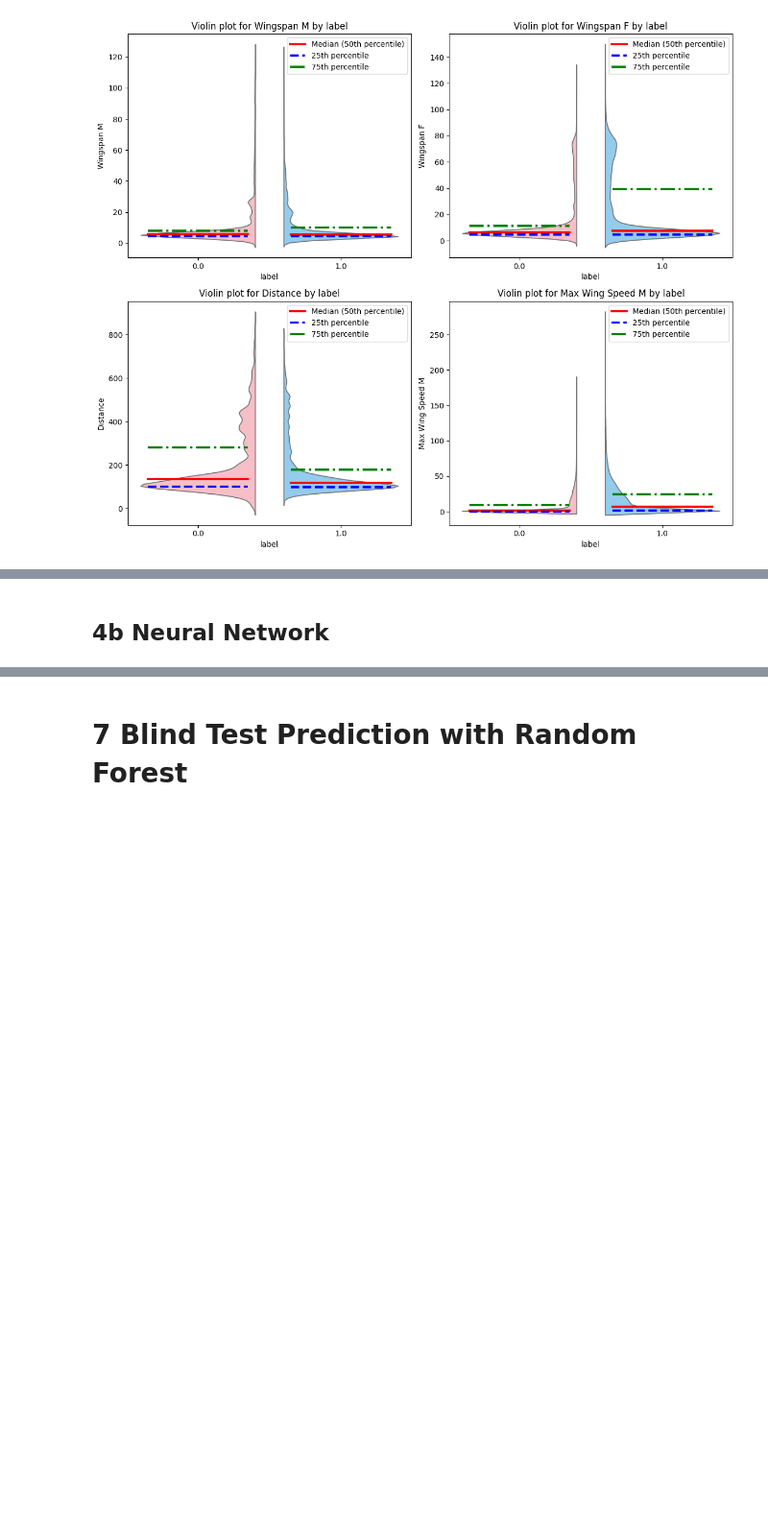
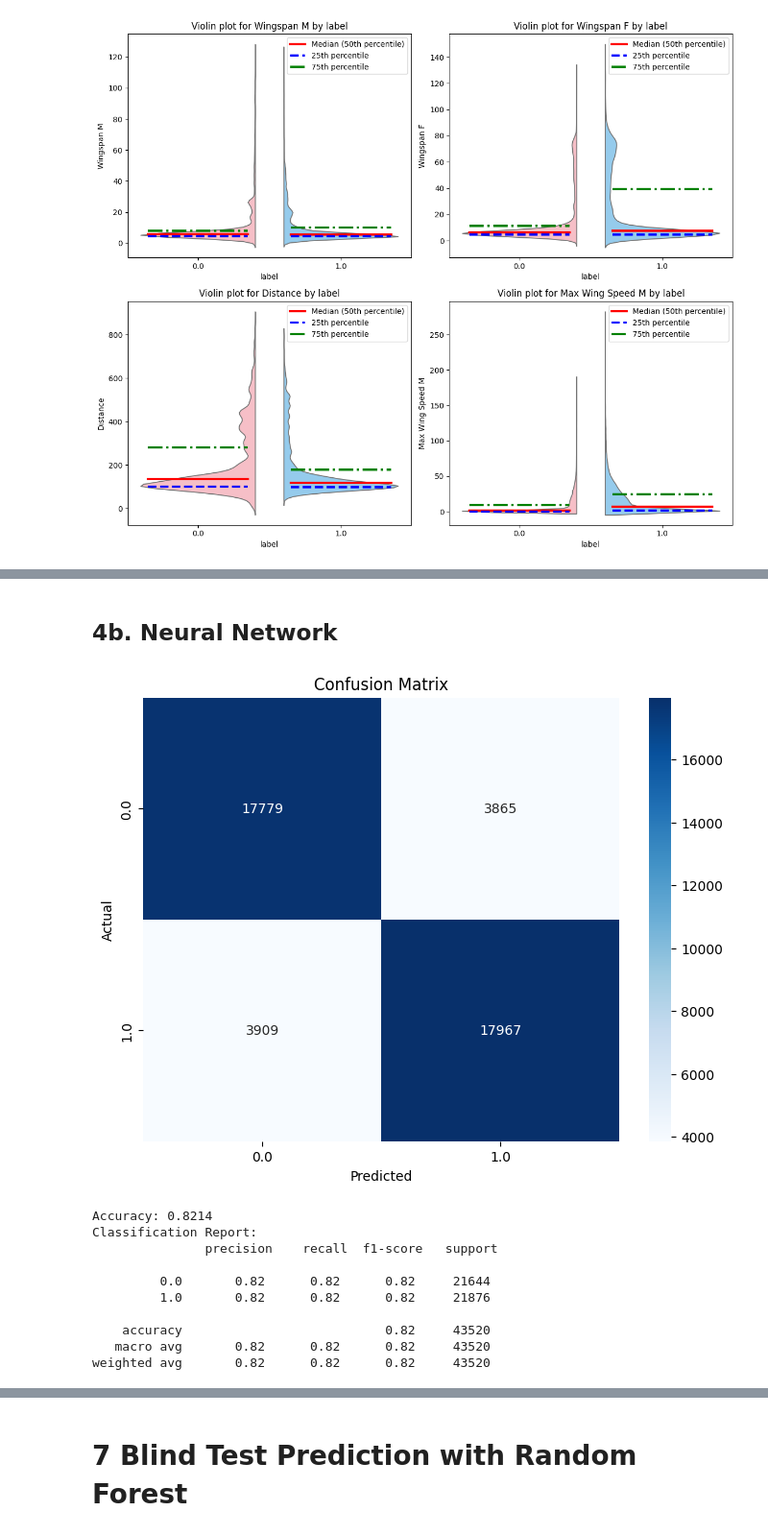
Before and after one commit to DavidScherArazi/NatBehFinalProj, a Jupyter notebook: final_project.ipynb, the cells around one changed output, grey strips where cells are left out. Shown at 96% size. Saved outputs shown, nothing was run; the diff lists cells and outputs as text; code cells hidden in the pictures; blank space fills up the shorter version.

```diff
--- a/final_project.ipynb
+++ b/final_project.ipynb
@@ -426,2 +489,2 @@ I believe that distance, max wing speed, wing span F and speed will be good pred
 # %% [markdown]
-## 4b Neural Network
+## 4b. Neural Network
@@ -428,2 +544,16 @@ I believe that distance, max wing speed, wing span F and speed will be good pred
+# %%
+rf_model, scaler = build_and_train_nn_adam(trainDF.dropna(), .2, 1e-3, activation='tanh', hiddenLayerSizes=(10,10,10))
+# %% [output]
+[figure, added]
+Accuracy: 0.8214
+Classification Report:
+               precision    recall  f1-score   support
+
+         0.0       0.82      0.82      0.82     21644
+         1.0       0.82      0.82      0.82     21876
+
+    accuracy                           0.82     43520
+   macro avg       0.82      0.82      0.82     43520
+weighted avg       0.82      0.82      0.82     43520
 # %% [markdown]
 # 5 Train and Evaluate Models On Training Set and Test Data
```
Also changed, not shown: parts of 20 cells of this notebook, 1 other file.
